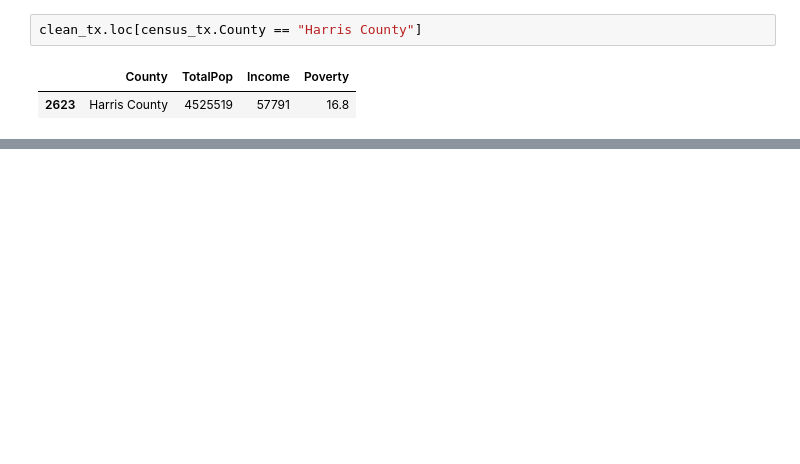
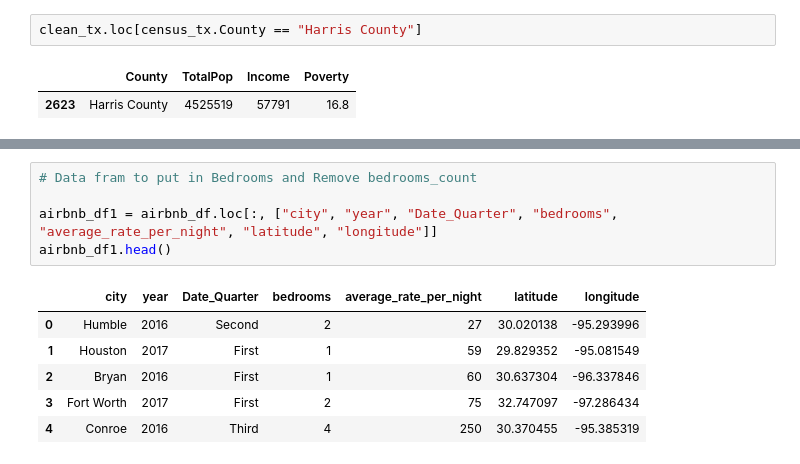
Before and after one commit to stevengreen320/Airbnb-EDA, a Jupyter notebook: Project 1 Extra.ipynb, the cells around one changed output, grey strips where cells are left out. Saved outputs shown, nothing was run; the diff lists cells and outputs as text; blank space fills up the shorter version.

```diff
--- a/Project 1 Extra.ipynb
+++ b/Project 1 Extra.ipynb
@@ -509,0 +481,12 @@ data[filter1 & filter2]
+# %%
+# Data fram to put in Bedrooms and Remove bedrooms_count
+
+airbnb_df1 = airbnb_df.loc[:, ["city", "year", "Date_Quarter", "bedrooms", "average_rate_per_night", "latitude", "longitude"]]
+airbnb_df1.head()
+# %% [output]
+|  | city | year | Date_Quarter | bedrooms | average_rate_per_night | latitude | longitude |
+| 0 | Humble | 2016 | Second | 2 | 27 | 30.020138 | -95.293996 |
+| 1 | Houston | 2017 | First | 1 | 59 | 29.829352 | -95.081549 |
+| 2 | Bryan | 2016 | First | 1 | 60 | 30.637304 | -96.337846 |
+| 3 | Fort Worth | 2017 | First | 2 | 75 | 32.747097 | -97.286434 |
+| 4 | Conroe | 2016 | Third | 4 | 250 | 30.370455 | -95.385319 |
```
Also changed, not shown: parts of 28 cells of this notebook.
